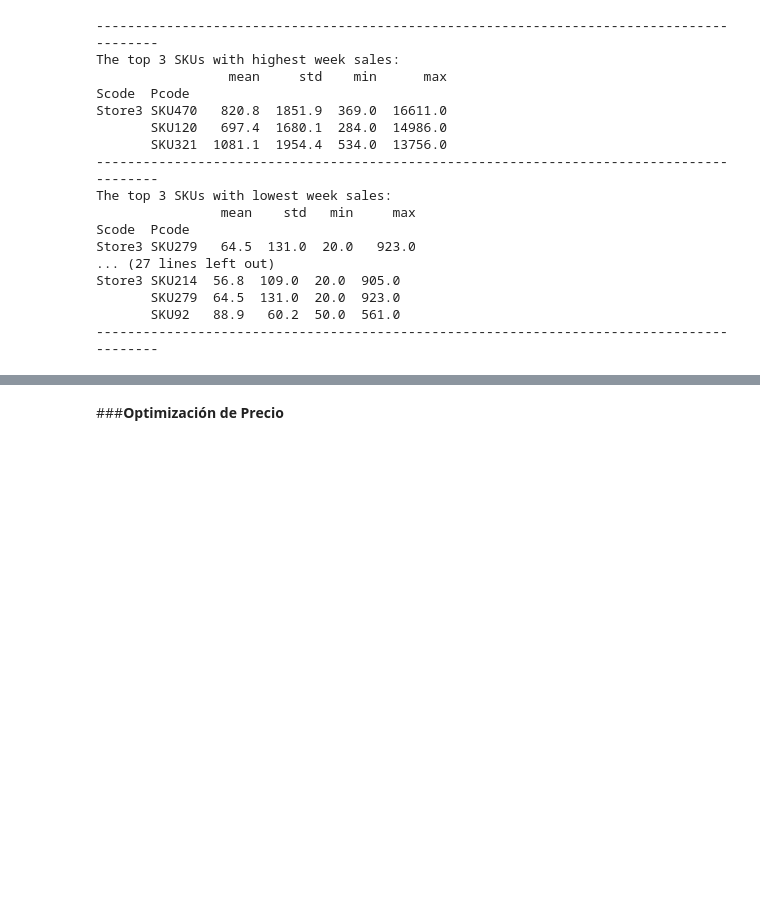
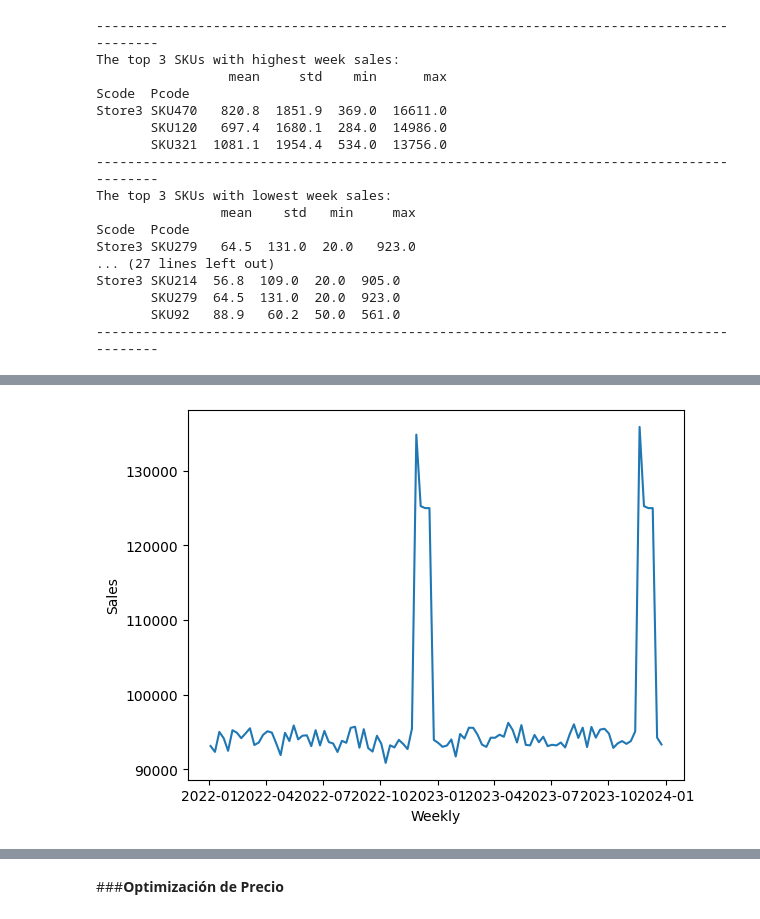
Before and after one commit to superpanditas/Quinio, a Jupyter notebook: Weekly_SKU_level_Product_Sales_Transactions.ipynb, the cells around one changed output, grey strips where cells are left out. Cells and saved outputs as stored; diff of their text form; code cells hidden in the pictures; blank space fills up the shorter version.

```diff
--- a/Weekly_SKU_level_Product_Sales_Transactions.ipynb
+++ b/Weekly_SKU_level_Product_Sales_Transactions.ipynb
@@ -833,0 +809,28 @@ FileNotFoundError: ignored
+# %%
+data_skus3_sum = data_skus3_sum.set_index(['Scode', 'Pcode'])
+columns_skus3 = data_skus3_sum.columns
+
+data_skus3_adj = data_skus3_sum.apply(lambda row: replace_outliers(row, columns_skus3,0.23), axis=1)
+
+a_stats_skus3 = data_skus3_adj.apply(calculate_stats, axis=1).round(1)
+
+# Print stats
+print('-----------------------------------------------------------------------------------------')
+print('The top 3 SKUs with highest week sales:')
+print(a_stats_skus3.sort_values('max', ascending=False).head(3))
+print('-----------------------------------------------------------------------------------------')
+print('The top 3 SKUs with lowest week sales:')
+print(a_stats_skus3.sort_values('min', ascending=True).head(3))
+print('-----------------------------------------------------------------------------------------')
+print('The top 3 SKUs with highest std:')
+print(a_stats_skus3.sort_values('std', ascending=False).head(3))
+print('-----------------------------------------------------------------------------------------')
+print('The top 3 SKUs with lowest std:')
+print(a_stats_skus3.sort_values('std', ascending=True).head(3))
+print('-----------------------------------------------------------------------------------------')
+print('The top 3 SKUs with highest mean:')
+print(a_stats_skus3.sort_values('mean', ascending=False).head(3))
+print('-----------------------------------------------------------------------------------------')
+print('The top 3 SKUs with lowest mean:')
+print(a_stats_skus3.sort_values('mean', ascending=True).head(3))
+print('-----------------------------------------------------------------------------------------')
@@ -833,0 +855,17 @@ FileNotFoundError: ignored
+# %%
+# Plotting Trend after change outliers by mean
+data_skus3_adj = data_skus3_adj.reset_index()
+data_skus3_adj_temp = data_skus3_adj.drop('Pcode', axis=1)
+
+data_skus3_melted_adj = pd.melt(data_skus3_adj_temp, id_vars='Scode', var_name='Weekly', value_name='Sales')
+
+#data_3_skus = data_skus3_melted.drop('Pcode', axis=1)
+data_3_skus_agg = data_skus3_melted_adj.groupby('Weekly').agg('sum')
+data_3_skus_agg = data_3_skus_agg.reset_index()
+#print(data_3_skus_agg)
+
+# Visualize data
+sns.lineplot(data_3_skus_agg, x='Weekly', y='Sales')
+plt.show()
+# %% [output]
+[figure, added]
```
Also changed, not shown: parts of 10 cells of this notebook.
